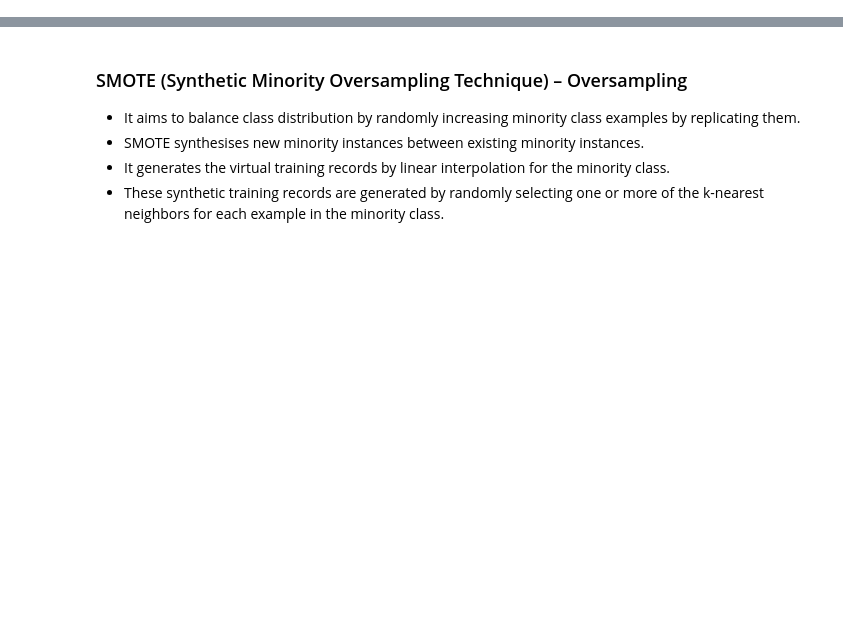
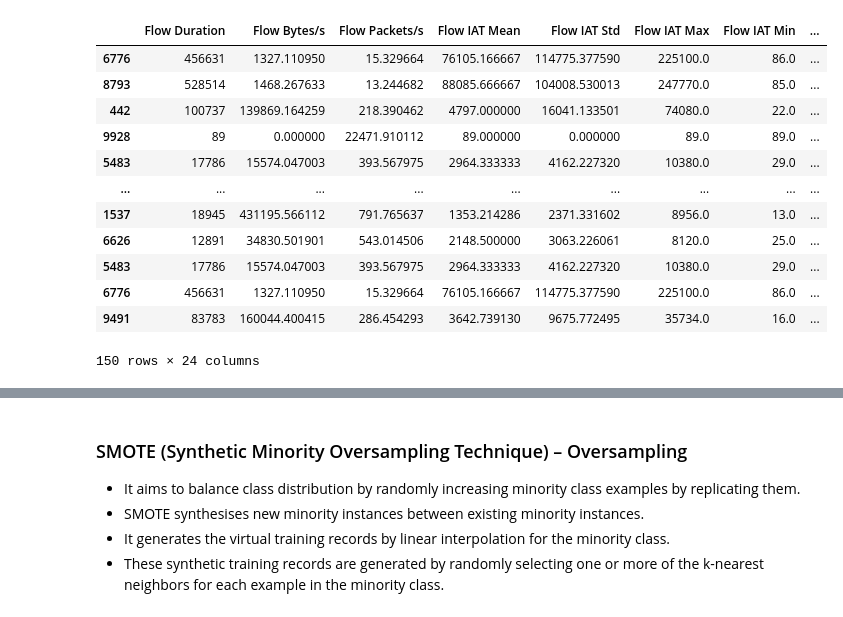
Before and after one commit to nsadawi/Imbalanced-Classification, a Jupyter notebook: Notebooks/SMOTE.ipynb, the cells around one changed output, grey strips where cells are left out. Saved outputs shown, nothing was run; the diff lists cells and outputs as text; code cells hidden in the pictures; blank space fills up the shorter version.

```diff
--- a/Notebooks/SMOTE.ipynb
+++ b/Notebooks/SMOTE.ipynb
@@ -15,4 +34,21 @@ data.tail()
 # %%
-#data[data['BotNet_Label'] == 'Zeus'].sample(n = 150, replace=True)
+## Random Oversampling
+zeus_data = data[data['BotNet_Label'] == 'Zeus'].copy()
+zeus_data = zeus_data.sample(n = 150, replace=True)
+zeus_data
+# %% [output]
+|  | Flow Duration | Flow Bytes/s | Flow Packets/s | Flow IAT Mean | Flow IAT Std | Flow IAT Max | Flow IAT Min | ... |
+| 6776 | 456631 | 1327.110950 | 15.329664 | 76105.166667 | 114775.377590 | 225100.0 | 86.0 | ... |
+| 8793 | 528514 | 1468.267633 | 13.244682 | 88085.666667 | 104008.530013 | 247770.0 | 85.0 | ... |
+| 442 | 100737 | 139869.164259 | 218.390462 | 4797.000000 | 16041.133501 | 74080.0 | 22.0 | ... |
+| 9928 | 89 | 0.000000 | 22471.910112 | 89.000000 | 0.000000 | 89.0 | 89.0 | ... |
+| 5483 | 17786 | 15574.047003 | 393.567975 | 2964.333333 | 4162.227320 | 10380.0 | 29.0 | ... |
+| ... | ... | ... | ... | ... | ... | ... | ... | ... |
+| 1537 | 18945 | 431195.566112 | 791.765637 | 1353.214286 | 2371.331602 | 8956.0 | 13.0 | ... |
+| 6626 | 12891 | 34830.501901 | 543.014506 | 2148.500000 | 3063.226061 | 8120.0 | 25.0 | ... |
+| 5483 | 17786 | 15574.047003 | 393.567975 | 2964.333333 | 4162.227320 | 10380.0 | 29.0 | ... |
+| 6776 | 456631 | 1327.110950 | 15.329664 | 76105.166667 | 114775.377590 | 225100.0 | 86.0 | ... |
+| 9491 | 83783 | 160044.400415 | 286.454293 | 3642.739130 | 9675.772495 | 35734.0 | 16.0 | ... |
+150 rows × 24 columns
 # %%
 data.sample()
```
Also changed, not shown: parts of 17 cells of this notebook, 6 other files.
